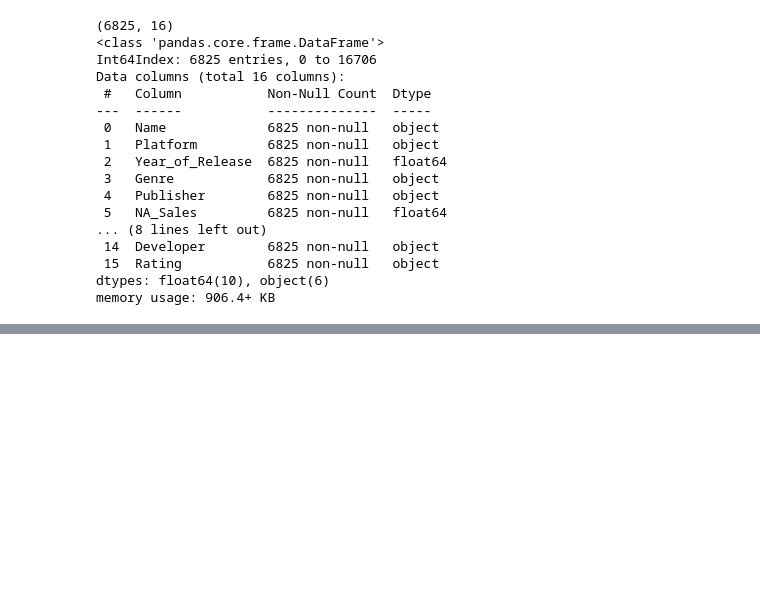
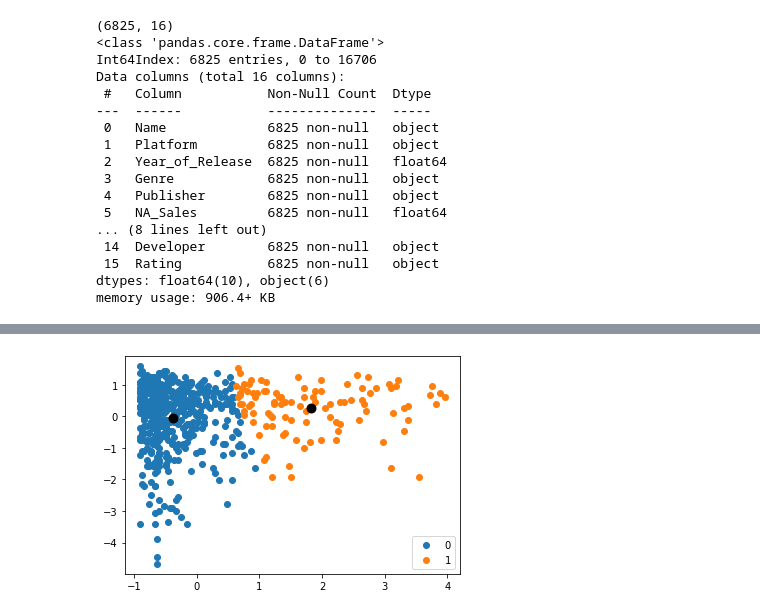
Before and after one commit to tsopeh/unsupervised_learning, a Jupyter notebook: video_games.ipynb, the cells around one changed output, grey strips where cells are left out. Drawn from its saved outputs; the diff is of its cells as text; code cells hidden in the pictures; blank space fills up the shorter version.

```diff
--- a/video_games.ipynb
+++ b/video_games.ipynb
@@ -227,2 +193,40 @@ def remove_outliers(df, col_name):
+# %%
+
+
+
+def remove_outliers(df, col_name):
+    q_low = df[col_name].quantile(0.05)
+    q_hi = df[col_name].quantile(0.95)
+    return df[(df[col_name] > q_low) & (df[col_name] < q_hi)]
+
+
+def plot_k_means(df):
+    preprocessor = Pipeline([
+        ("scaler", StandardScaler()),
+    ])
+    clusterer = Pipeline([(
+        "kmeans",
+        KMeans(
+            n_clusters=2,
+            init="k-means++",
+            n_init=50,
+            max_iter=500,
+            random_state=randomness_id,
+        )
+    )])
+    pipe = Pipeline([
+        ("preprocessor", preprocessor),
+        ("clusterer", clusterer)
+    ])
+    scaled_data = pipe["preprocessor"]["scaler"].fit_transform(df)
+    labels = pipe["clusterer"]["kmeans"].fit_predict(scaled_data)
+    u_labels = np.unique(labels)
+    centroids = pipe["clusterer"]["kmeans"].cluster_centers_
+    for i in u_labels:
+        plt.scatter(scaled_data[labels == i, 0], scaled_data[labels == i, 1], label=i)
+    plt.scatter(centroids[:, 0], centroids[:, 1], s=80, color='k')
+    plt.legend()
+    plt.show()
 # %%
-sales_user = pure_df[["NA_Sales", "User_Score"]].sample(frac=0.1, random_state=randomness_id)
+na_sales_user_score = pure_df[["NA_Sales", "User_Score"]].sample(frac=0.1, random_state=randomness_id)
+na_sales_user_score.describe()
@@ -266,0 +247,4 @@ plt.show()
+# %%
+plot_k_means(remove_outliers(na_sales_user_score, "NA_Sales"))
+# %% [output]
+[figure, added]
```
Also changed, not shown: parts of 14 cells of this notebook.
